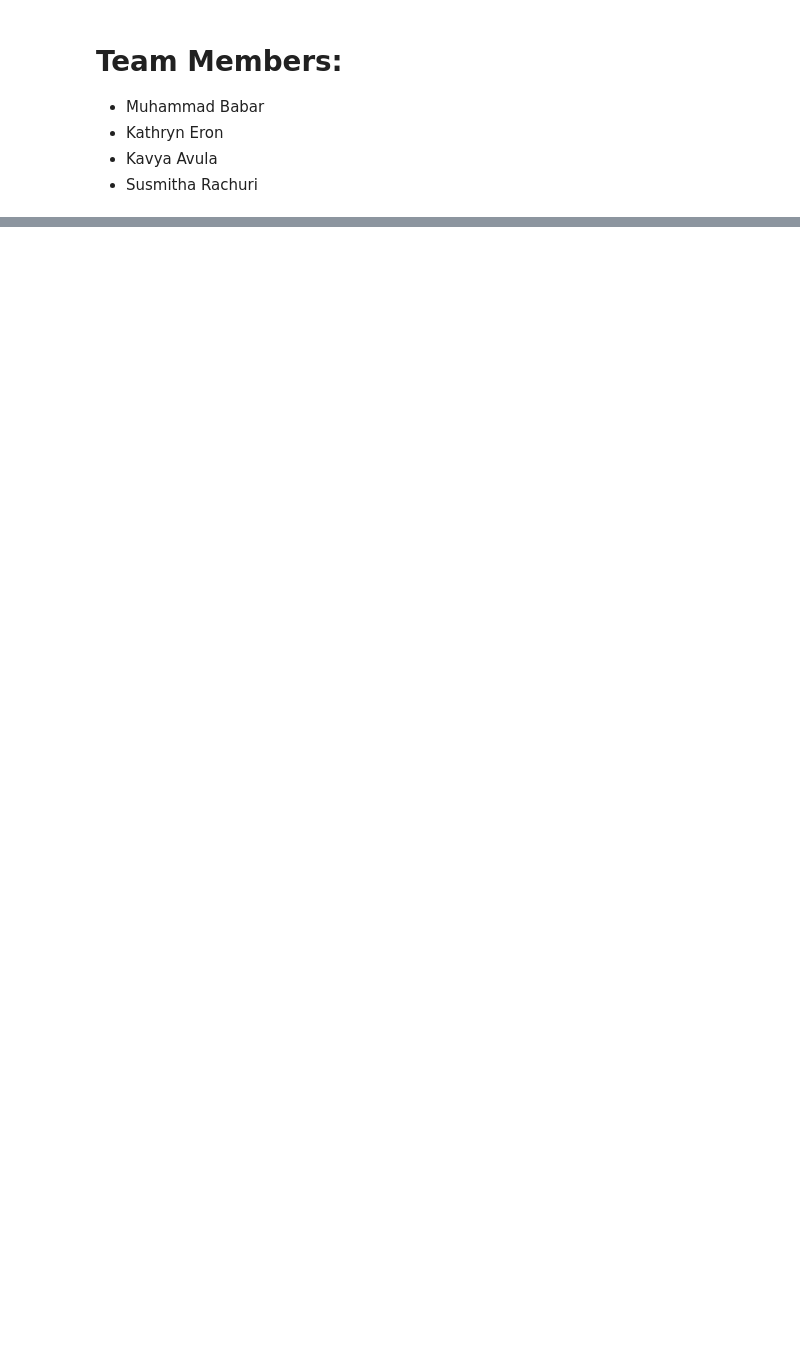
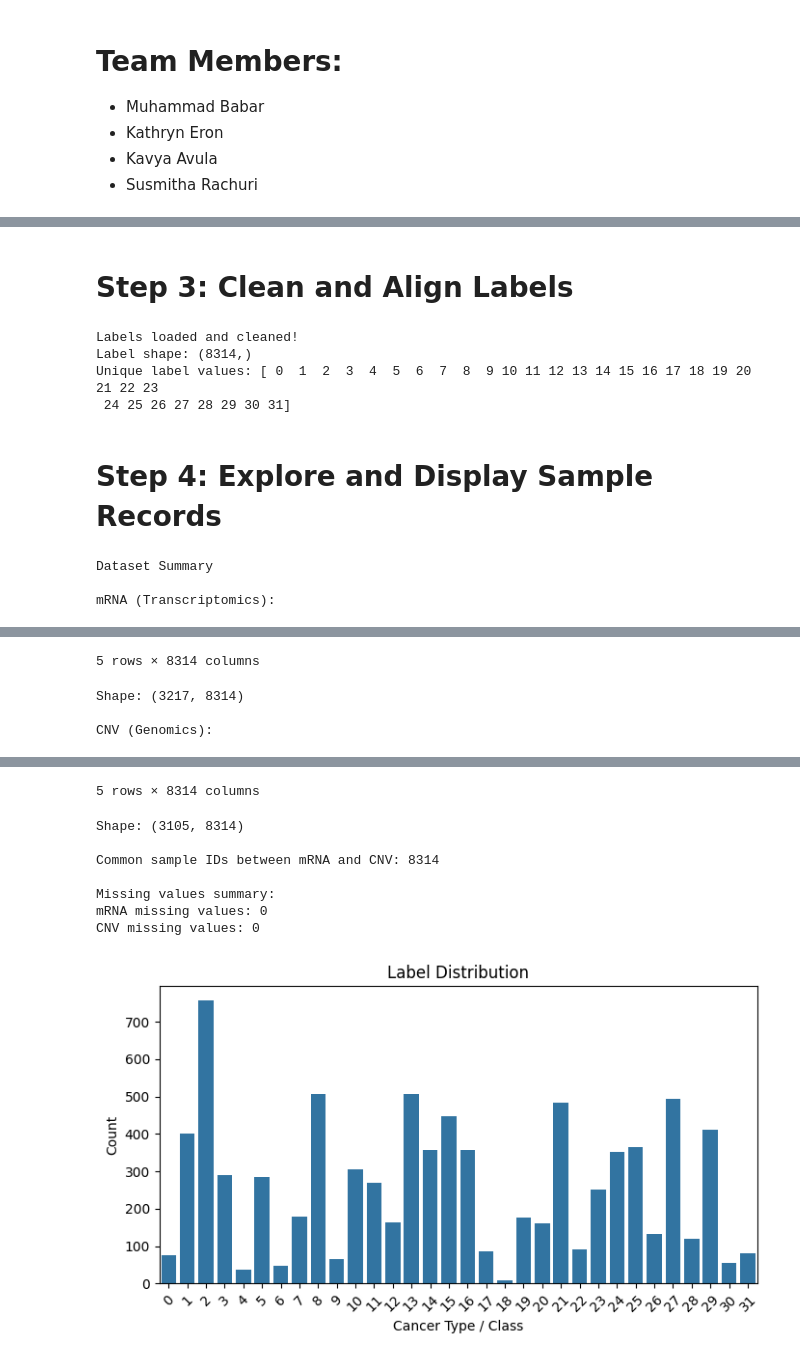
Before and after one commit to mbabar1100/CSCI5952GenerativeImputationOfMissingOmics, a Jupyter notebook: CSI5952_GenerativeImputationOfMissingOmics.ipynb, the cells around one changed output, grey strips where cells are left out. Cells and saved outputs as stored; diff of their text form; code cells hidden in the pictures; blank space fills up the shorter version.

```diff
--- a/CSI5952_GenerativeImputationOfMissingOmics.ipynb
+++ b/CSI5952_GenerativeImputationOfMissingOmics.ipynb
@@ -1400,0 +102,59 @@ This project integrates and imputes multi-omics data from TCGA using both baseli
+# %% [markdown]
+# Step 3: Clean and Align Labels
+# %%
+# --- Extract label column safely ---
+if labels_df.shape[1] == 1:
+    labels = labels_df.iloc[:, 0].values
+else:
+    # Try common column names like 'Label' or 'CancerType'
+    possible_cols = [c for c in labels_df.columns if "label" in c.lower() or "type" in c.lower()]
+    if possible_cols:
+        labels = labels_df[possible_cols[0]].values
+    else:
+        labels = labels_df.iloc[:, 0].values  # fallback
+
+# Convert to numeric if possible
+labels = pd.to_numeric(labels, errors="coerce")
+labels = np.nan_to_num(labels, nan=-1).astype(int)  # replace missing with -1 if any
+
+print("Labels loaded and cleaned!")
+print("Label shape:", labels.shape)
+print("Unique label values:", np.unique(labels))
+# %% [output]
+Labels loaded and cleaned!
+Label shape: (8314,)
+Unique label values: [ 0  1  2  3  4  5  6  7  8  9 10 11 12 13 14 15 16 17 18 19 20 21 22 23
+ 24 25 26 27 28 29 30 31]
+# %% [markdown]
+# Step 4: Explore and Display Sample Records
+# %%
+print("Dataset Summary\n")
+
+print("mRNA (Transcriptomics):")
+display(mRNA.head(5))
+print("\nShape:", mRNA.shape)
+
+print("\nCNV (Genomics):")
+display(CNV.head(5))
+print("\nShape:", CNV.shape)
+
+# Check sample alignment
+common_samples = set(mRNA.columns).intersection(set(CNV.columns))
+print(f"\nCommon sample IDs between mRNA and CNV: {len(common_samples)}")
+
+print("\nMissing values summary:")
+print("mRNA missing values:", mRNA.isna().sum().sum())
+print("CNV missing values:", CNV.isna().sum().sum())
+
+# Visualize label distribution
+plt.figure(figsize=(8,4))
+sns.countplot(x=labels)
+plt.title("Label Distribution")
+plt.xlabel("Cancer Type / Class")
+plt.ylabel("Count")
+plt.xticks(rotation=45)
+plt.show()
+# %% [output]
+Dataset Summary
+
+mRNA (Transcriptomics):
@@ -1400,0 +168,4 @@ This project integrates and imputes multi-omics data from TCGA using both baseli
+5 rows × 8314 columns
+Shape: (3217, 8314)
+
+CNV (Genomics):
@@ -1400,0 +179,9 @@ This project integrates and imputes multi-omics data from TCGA using both baseli
+5 rows × 8314 columns
+Shape: (3105, 8314)
+
+Common sample IDs between mRNA and CNV: 8314
+
+Missing values summary:
+mRNA missing values: 0
+CNV missing values: 0
+[figure, added]
```
Also changed, not shown: parts of 98 cells of this notebook.
